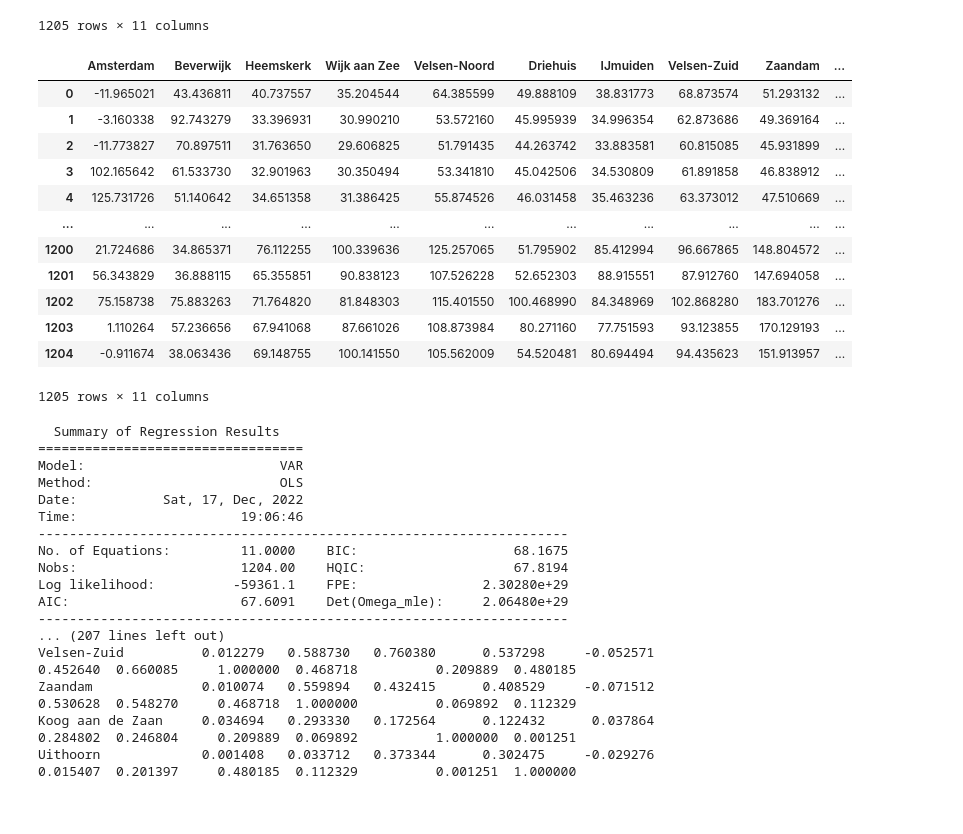
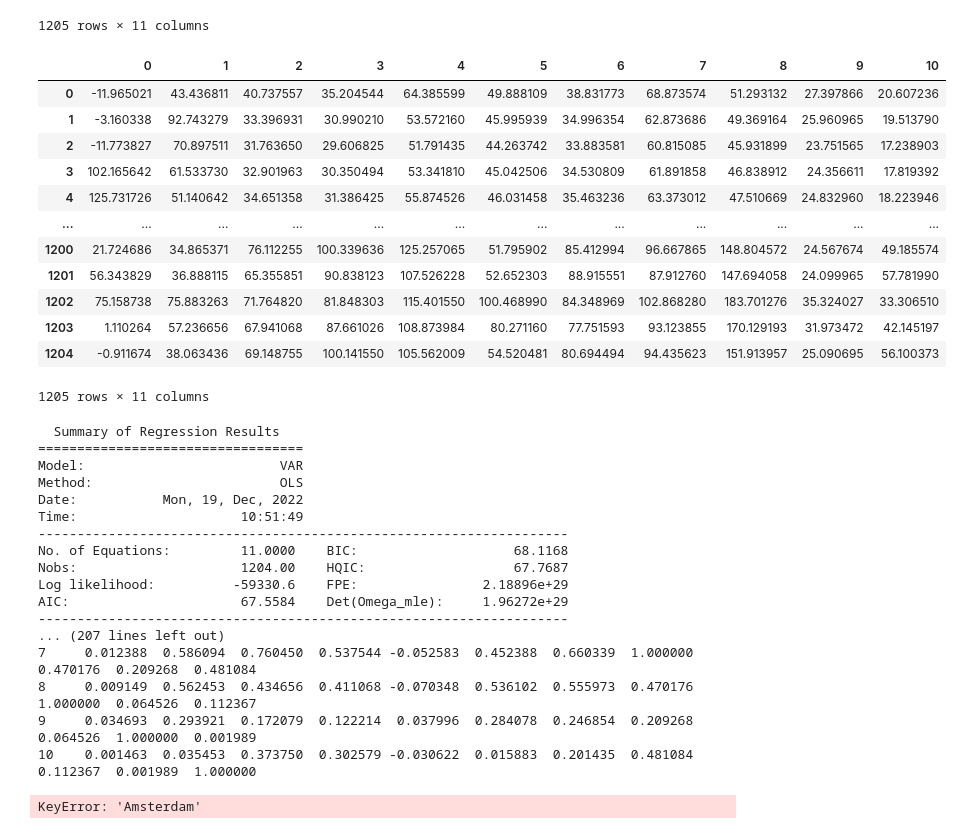
Before and after one commit to AGLamb/Thesis-Code, a Jupyter notebook: EDA.ipynb, the cells around one changed output. Cells and saved outputs as stored; diff of their text form; code cells hidden in the pictures.

```diff
--- a/EDA.ipynb
+++ b/EDA.ipynb
@@ -7,7 +8,7 @@ from tqdm import tqdm
 import pandas as pd
 import numpy as np
 # %%
-data = pd.read_csv(r"/Users/main/Vault/Thesis/Data/pm25_weer.csv")
+data = pd.read_csv(r"C:\Users\VY72PC\OneDrive - ING\Documents\STARIMA Project\Data\pm25_weer.csv")
 data["Wind"] = np.cos(data["DD"]) * (data["U"] * 1.852)
 data
 # %% [output]
@@ -248,30 +235,30 @@ for i in range(len(df_wind)):
 # %%
 WWY = np.zeros((len(df_pol), len(df_pol.columns)))
 
 for i in range(len(df_pol)):
     WWY[i, :] = np.matmul(df_pol.iloc[i, :].to_numpy(), WW[i])
 
 WWY = pd.DataFrame(WWY)
 
-i = 0
-for key in PolDict:
-    WWY.rename(columns={i:f'{key}'}, inplace=True)
-    i += 1
+# i = 0
+# for key in PolDict:
+#     WWY.rename(columns={i:f'{key}'}, inplace=True)
+#     i += 1
 
 WWY
 # %% [output]
-|  | Amsterdam | Beverwijk | Heemskerk | Wijk aan Zee | Velsen-Noord | Driehuis | IJmuiden | Velsen-Zuid | Zaandam | ... |
-| 0 | -11.965021 | 43.436811 | 40.737557 | 35.204544 | 64.385599 | 49.888109 | 38.831773 | 68.873574 | 51.293132 | ... |
-| 1 | -3.160338 | 92.743279 | 33.396931 | 30.990210 | 53.572160 | 45.995939 | 34.996354 | 62.873686 | 49.369164 | ... |
-| 2 | -11.773827 | 70.897511 | 31.763650 | 29.606825 | 51.791435 | 44.263742 | 33.883581 | 60.815085 | 45.931899 | ... |
-| 3 | 102.165642 | 61.533730 | 32.901963 | 30.350494 | 53.341810 | 45.042506 | 34.530809 | 61.891858 | 46.838912 | ... |
-| 4 | 125.731726 | 51.140642 | 34.651358 | 31.386425 | 55.874526 | 46.031458 | 35.463236 | 63.373012 | 47.510669 | ... |
-| ... | ... | ... | ... | ... | ... | ... | ... | ... | ... | ... |
-| 1200 | 21.724686 | 34.865371 | 76.112255 | 100.339636 | 125.257065 | 51.795902 | 85.412994 | 96.667865 | 148.804572 | ... |
-| 1201 | 56.343829 | 36.888115 | 65.355851 | 90.838123 | 107.526228 | 52.652303 | 88.915551 | 87.912760 | 147.694058 | ... |
-| 1202 | 75.158738 | 75.883263 | 71.764820 | 81.848303 | 115.401550 | 100.468990 | 84.348969 | 102.868280 | 183.701276 | ... |
-| 1203 | 1.110264 | 57.236656 | 67.941068 | 87.661026 | 108.873984 | 80.271160 | 77.751593 | 93.123855 | 170.129193 | ... |
-| 1204 | -0.911674 | 38.063436 | 69.148755 | 100.141550 | 105.562009 | 54.520481 | 80.694494 | 94.435623 | 151.913957 | ... |
+|  | 0 | 1 | 2 | 3 | 4 | 5 | 6 | 7 | 8 | 9 | 10 |
+| 0 | -11.965021 | 43.436811 | 40.737557 | 35.204544 | 64.385599 | 49.888109 | 38.831773 | 68.873574 | 51.293132 | 27.397866 | 20.607236 |
+| 1 | -3.160338 | 92.743279 | 33.396931 | 30.990210 | 53.572160 | 45.995939 | 34.996354 | 62.873686 | 49.369164 | 25.960965 | 19.513790 |
+| 2 | -11.773827 | 70.897511 | 31.763650 | 29.606825 | 51.791435 | 44.263742 | 33.883581 | 60.815085 | 45.931899 | 23.751565 | 17.238903 |
+| 3 | 102.165642 | 61.533730 | 32.901963 | 30.350494 | 53.341810 | 45.042506 | 34.530809 | 61.891858 | 46.838912 | 24.356611 | 17.819392 |
+| 4 | 125.731726 | 51.140642 | 34.651358 | 31.386425 | 55.874526 | 46.031458 | 35.463236 | 63.373012 | 47.510669 | 24.832960 | 18.223946 |
+| ... | ... | ... | ... | ... | ... | ... | ... | ... | ... | ... | ... |
+| 1200 | 21.724686 | 34.865371 | 76.112255 | 100.339636 | 125.257065 | 51.795902 | 85.412994 | 96.667865 | 148.804572 | 24.567674 | 49.185574 |
+| 1201 | 56.343829 | 36.888115 | 65.355851 | 90.838123 | 107.526228 | 52.652303 | 88.915551 | 87.912760 | 147.694058 | 24.099965 | 57.781990 |
+| 1202 | 75.158738 | 75.883263 | 71.764820 | 81.848303 | 115.401550 | 100.468990 | 84.348969 | 102.868280 | 183.701276 | 35.324027 | 33.306510 |
+| 1203 | 1.110264 | 57.236656 | 67.941068 | 87.661026 | 108.873984 | 80.271160 | 77.751593 | 93.123855 | 170.129193 | 31.973472 | 42.145197 |
+| 1204 | -0.911674 | 38.063436 | 69.148755 | 100.141550 | 105.562009 | 54.520481 | 80.694494 | 94.435623 | 151.913957 | 25.090695 | 56.100373 |
 1205 rows × 11 columns
 # %%
 SWVAR = VAR(WWY).fit()
@@ -281,16 +268,25 @@ SWVAR.summary()
 ==================================
 Model:                         VAR
 Method:                        OLS
-Date:           Sat, 17, Dec, 2022
-Time:                     19:06:46
+Date:           Mon, 19, Dec, 2022
+Time:                     10:51:49
 --------------------------------------------------------------------
-No. of Equations:         11.0000    BIC:                    68.1675
-Nobs:                     1204.00    HQIC:                   67.8194
-Log likelihood:          -59361.1    FPE:                2.30280e+29
-AIC:                      67.6091    Det(Omega_mle):     2.06480e+29
+No. of Equations:         11.0000    BIC:                    68.1168
+Nobs:                     1204.00    HQIC:                   67.7687
+Log likelihood:          -59330.6    FPE:                2.18896e+29
+AIC:                      67.5584    Det(Omega_mle):     1.96272e+29
 --------------------------------------------------------------------
 ... (207 lines left out)
-Velsen-Zuid          0.012279   0.588730   0.760380      0.537298     -0.052571  0.452640  0.660085     1.000000  0.468718          0.209889  0.480185
-Zaandam              0.010074   0.559894   0.432415      0.408529     -0.071512  0.530628  0.548270     0.468718  1.000000          0.069892  0.112329
-Koog aan de Zaan     0.034694   0.293330   0.172564      0.122432      0.037864  0.284802  0.246804     0.209889  0.069892          1.000000  0.001251
-Uithoorn             0.001408   0.033712   0.373344      0.302475     -0.029276  0.015407  0.201397     0.480185  0.112329          0.001251  1.000000
+7     0.012388  0.586094  0.760450  0.537544 -0.052583  0.452388  0.660339  1.000000  0.470176  0.209268  0.481084
+8     0.009149  0.562453  0.434656  0.411068 -0.070348  0.536102  0.555973  0.470176  1.000000  0.064526  0.112367
+9     0.034693  0.293921  0.172079  0.122214  0.037996  0.284078  0.246854  0.209268  0.064526  1.000000  0.001989
+10    0.001463  0.035453  0.373750  0.302579 -0.030622  0.015883  0.201435  0.481084  0.112367  0.001989  1.000000
+# %%
+for key in PolDict:
+    R2 = skm.r2_score(SWVAR.fittedvalues[key] + SWVAR.resid[key], SWVAR.fittedvalues[key])
+    print(F'The R-Squared of {key} is: {R2*100:.2f}%')
+
+    # y = SWVAR.fittedvalues['foobar'] + SWVAR.resid['foobar']
+    # R2 = 1 - np.sum(SWVAR.resid['foobar'].values ** 2) / np.sum((y.values - y.mean()) ** 2)
+# %% [output]
+KeyError: 'Amsterdam'
```
Also changed, not shown: parts of 4 cells of this notebook.
